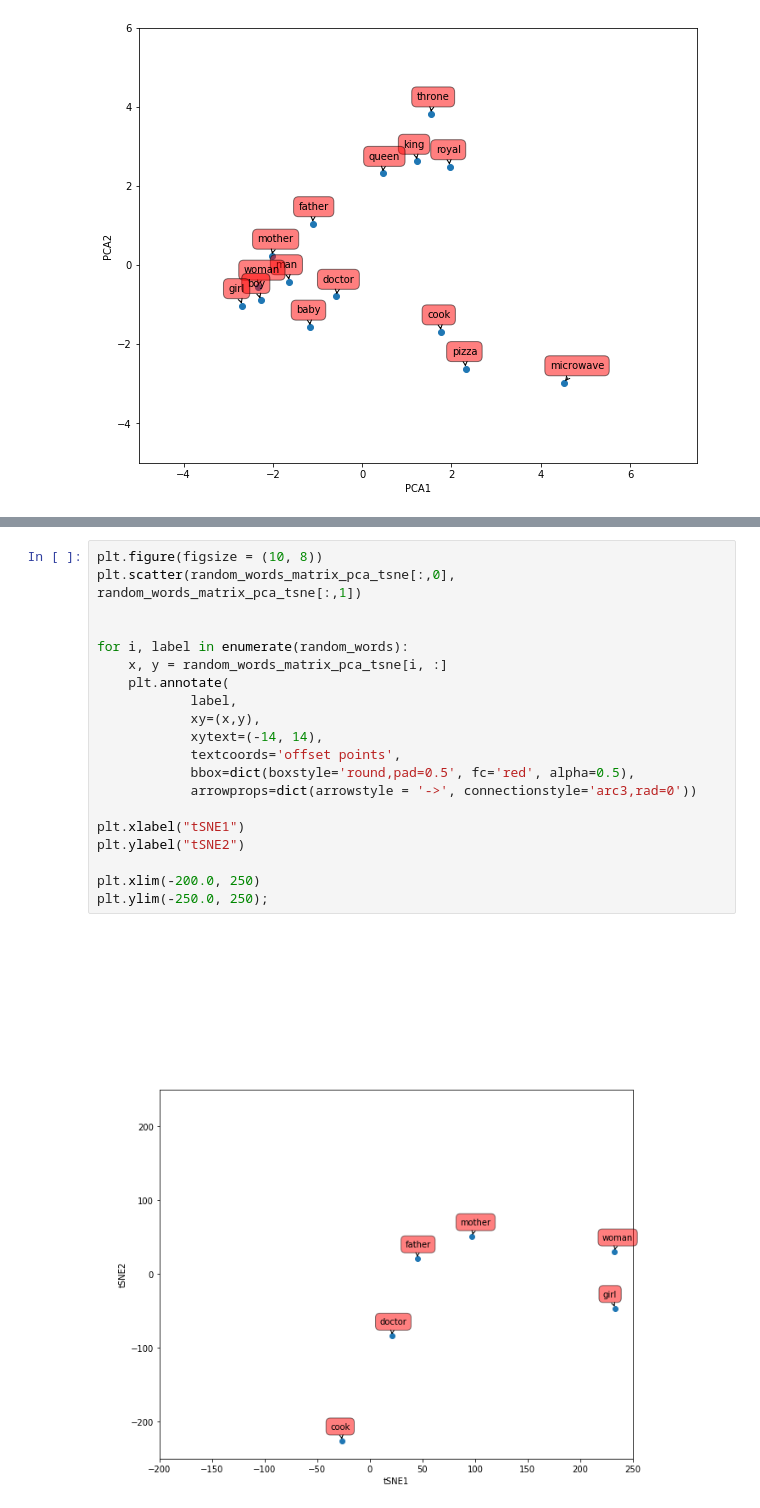
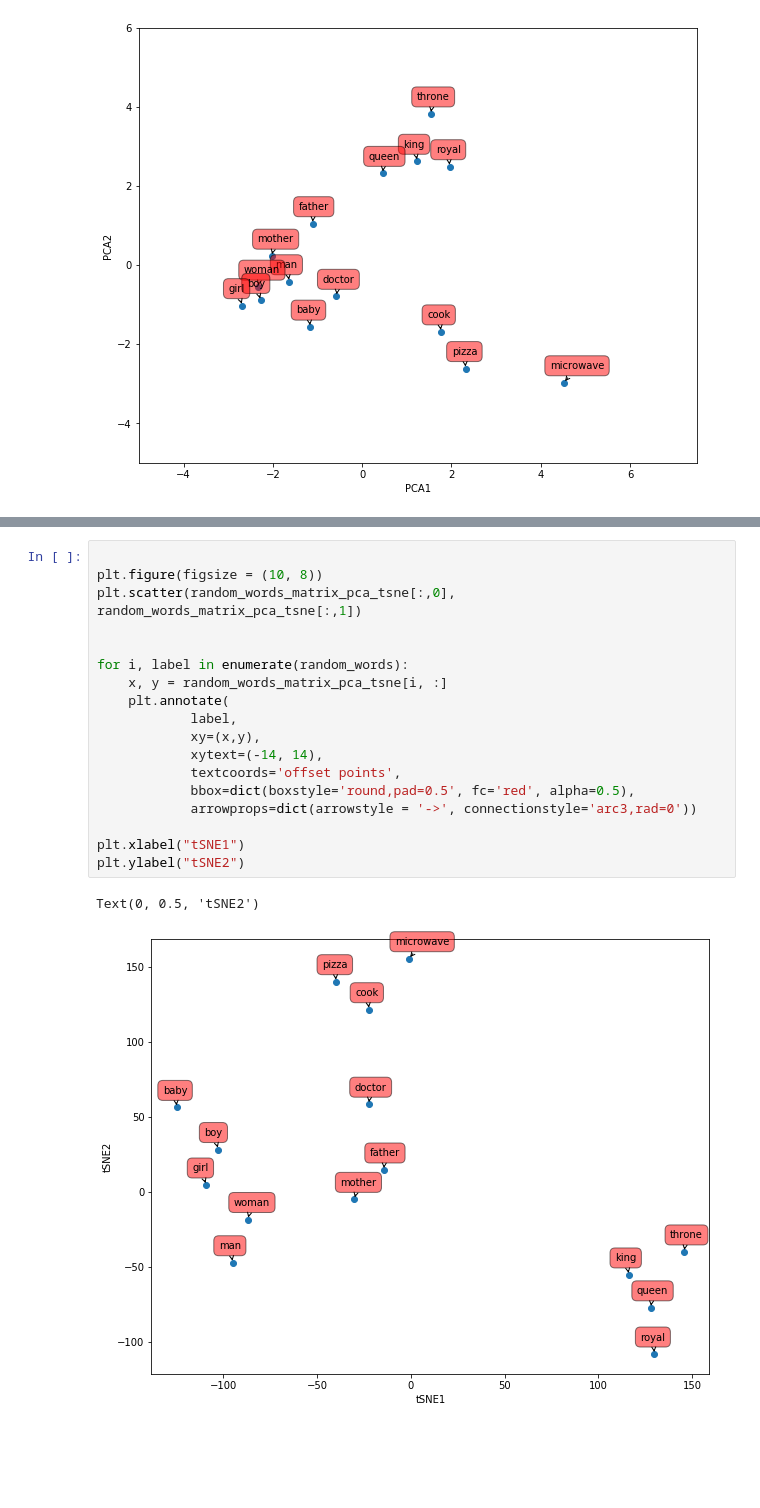
Before and after one commit to abulbasar/neural-networks, a Jupyter notebook: Glove6.ipynb, the cells around one changed output, grey strips where cells are left out. Saved outputs shown, nothing was run; the diff lists cells and outputs as text; blank space fills up the shorter version.

```diff
--- a/Glove6.ipynb
+++ b/Glove6.ipynb
@@ -369,23 +369,22 @@ random_words_matrix_pca_tsne = tsne.fit_transform(random_words_matrix)
 # %%
+
 plt.figure(figsize = (10, 8))
 plt.scatter(random_words_matrix_pca_tsne[:,0], random_words_matrix_pca_tsne[:,1])
 
 
 for i, label in enumerate(random_words):
     x, y = random_words_matrix_pca_tsne[i, :]
     plt.annotate(
             label,
             xy=(x,y),
             xytext=(-14, 14),
             textcoords='offset points',
             bbox=dict(boxstyle='round,pad=0.5', fc='red', alpha=0.5),
             arrowprops=dict(arrowstyle = '->', connectionstyle='arc3,rad=0'))
 
 plt.xlabel("tSNE1")
 plt.ylabel("tSNE2")
-
-plt.xlim(-200.0, 250)
-plt.ylim(-250.0, 250);
 # %% [output]
+Text(0, 0.5, 'tSNE2')
-[figure, old version]
+[figure, new version]
 # %%
```
Also changed, not shown: parts of 3 cells of this notebook.
